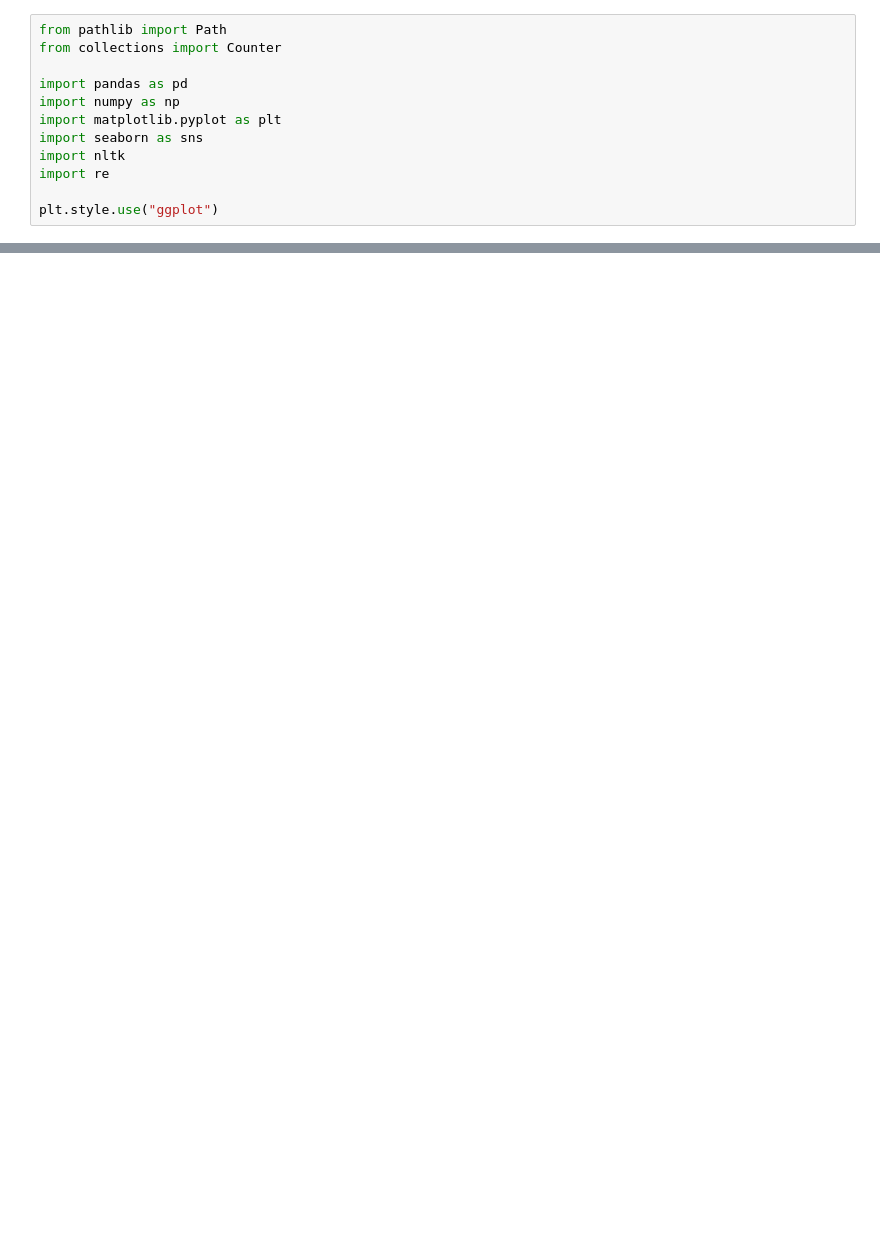
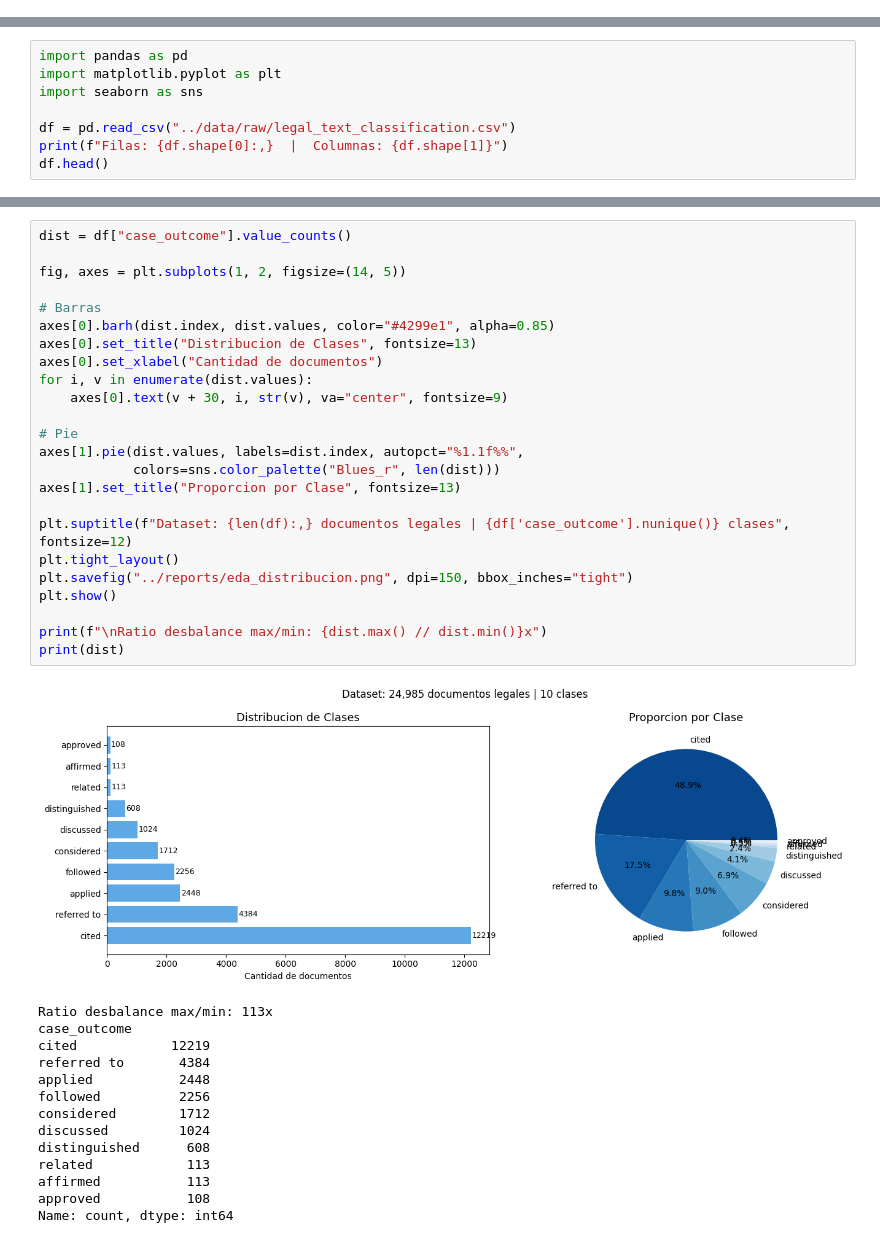
Before and after one commit to RAM1R0-STR/legal-text-classification, a Jupyter notebook: notebooks/01_eda.ipynb, the cells around one changed output, grey strips where cells are left out. Cells and saved outputs as stored; diff of their text form; blank space fills up the shorter version.

```diff
--- a/notebooks/01_eda.ipynb
+++ b/notebooks/01_eda.ipynb
@@ -1,12 +0,0 @@
-# %%
-from pathlib import Path
-from collections import Counter
-
-import pandas as pd
-import numpy as np
-import matplotlib.pyplot as plt
-import seaborn as sns
-import nltk
-import re
-
-plt.style.use("ggplot")
@@ -103,0 +23,8 @@ y = df['case_outcome']
+# %%
+import pandas as pd
+import matplotlib.pyplot as plt
+import seaborn as sns
+
+df = pd.read_csv("../data/raw/legal_text_classification.csv")
+print(f"Filas: {df.shape[0]:,}  |  Columnas: {df.shape[1]}")
+df.head()
@@ -103,0 +68,39 @@ y = df['case_outcome']
+# %%
+dist = df["case_outcome"].value_counts()
+
+fig, axes = plt.subplots(1, 2, figsize=(14, 5))
+
+# Barras
+axes[0].barh(dist.index, dist.values, color="#4299e1", alpha=0.85)
+axes[0].set_title("Distribucion de Clases", fontsize=13)
+axes[0].set_xlabel("Cantidad de documentos")
+for i, v in enumerate(dist.values):
+    axes[0].text(v + 30, i, str(v), va="center", fontsize=9)
+
+# Pie
+axes[1].pie(dist.values, labels=dist.index, autopct="%1.1f%%",
+            colors=sns.color_palette("Blues_r", len(dist)))
+axes[1].set_title("Proporcion por Clase", fontsize=13)
+
+plt.suptitle(f"Dataset: {len(df):,} documentos legales | {df['case_outcome'].nunique()} clases", fontsize=12)
+plt.tight_layout()
+plt.savefig("../reports/eda_distribucion.png", dpi=150, bbox_inches="tight")
+plt.show()
+
+print(f"\nRatio desbalance max/min: {dist.max() // dist.min()}x")
+print(dist)
+# %% [output]
+[figure, added]
+Ratio desbalance max/min: 113x
+case_outcome
+cited            12219
+referred to       4384
+applied           2448
+followed          2256
+considered        1712
+discussed         1024
+distinguished      608
+related            113
+affirmed           113
+approved           108
+Name: count, dtype: int64
```
Also changed, not shown: parts of 20 cells of this notebook, 4 other files.
